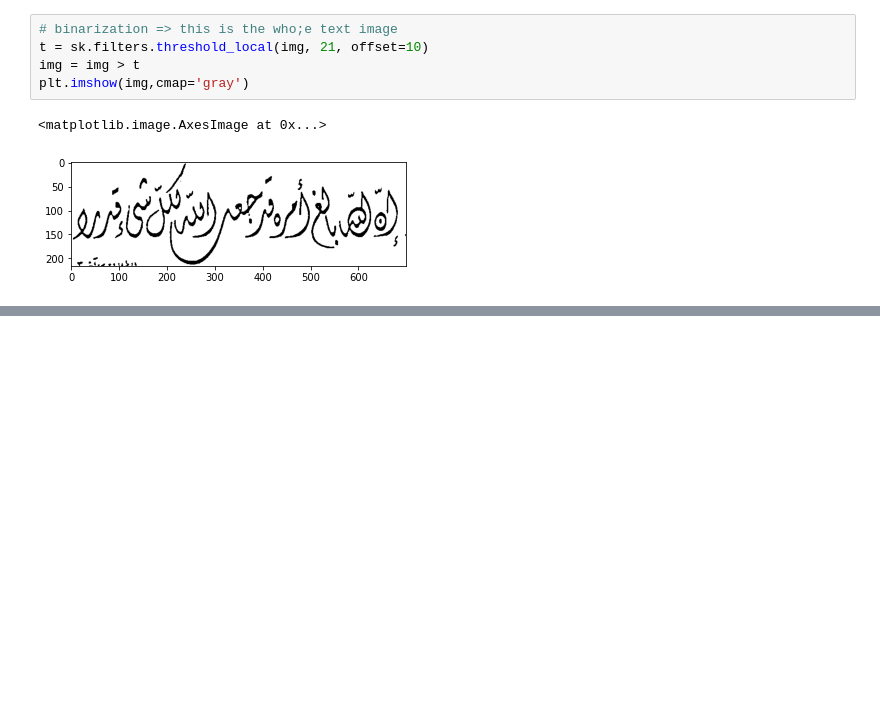
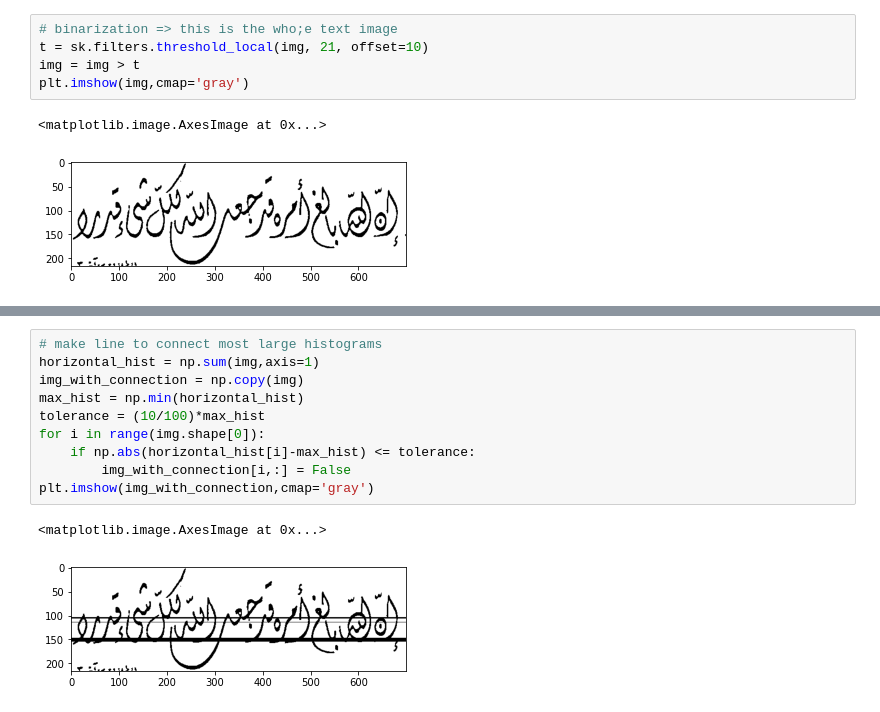
Before and after one commit to abdallahabusedo/Arabico, a Jupyter notebook: text_extraction.ipynb, the cells around one changed output, grey strips where cells are left out. Cells and saved outputs as stored; diff of their text form; blank space fills up the shorter version.

```diff
--- a/text_extraction.ipynb
+++ b/text_extraction.ipynb
@@ -30,3 +49,16 @@ plt.imshow(img,cmap='gray')
+# %%
+# make line to connect most large histograms
+horizontal_hist = np.sum(img,axis=1)
+img_with_connection = np.copy(img)
+max_hist = np.min(horizontal_hist)
+tolerance = (10/100)*max_hist
+for i in range(img.shape[0]):
+    if np.abs(horizontal_hist[i]-max_hist) <= tolerance:
+        img_with_connection[i,:] = False
+plt.imshow(img_with_connection,cmap='gray')
+# %% [output]
+<matplotlib.image.AxesImage at 0x...>
+[figure, added]
 # %%
 # get text only using flood fill algorithm
 # main observation
```
Also changed, not shown: parts of 3 cells of this notebook.
